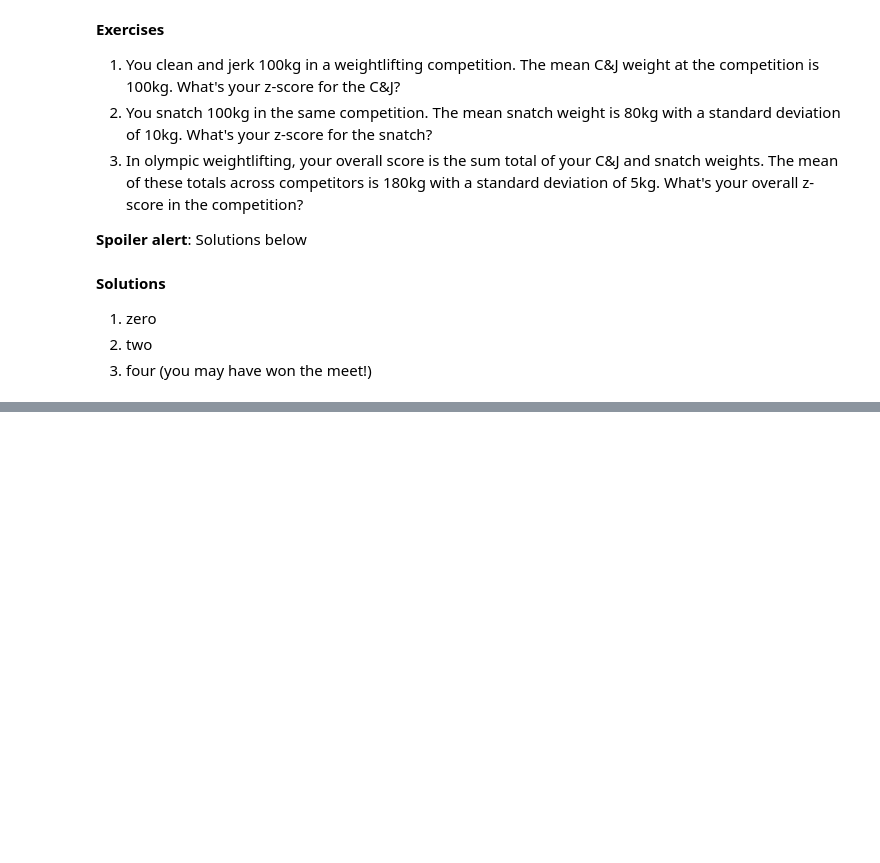
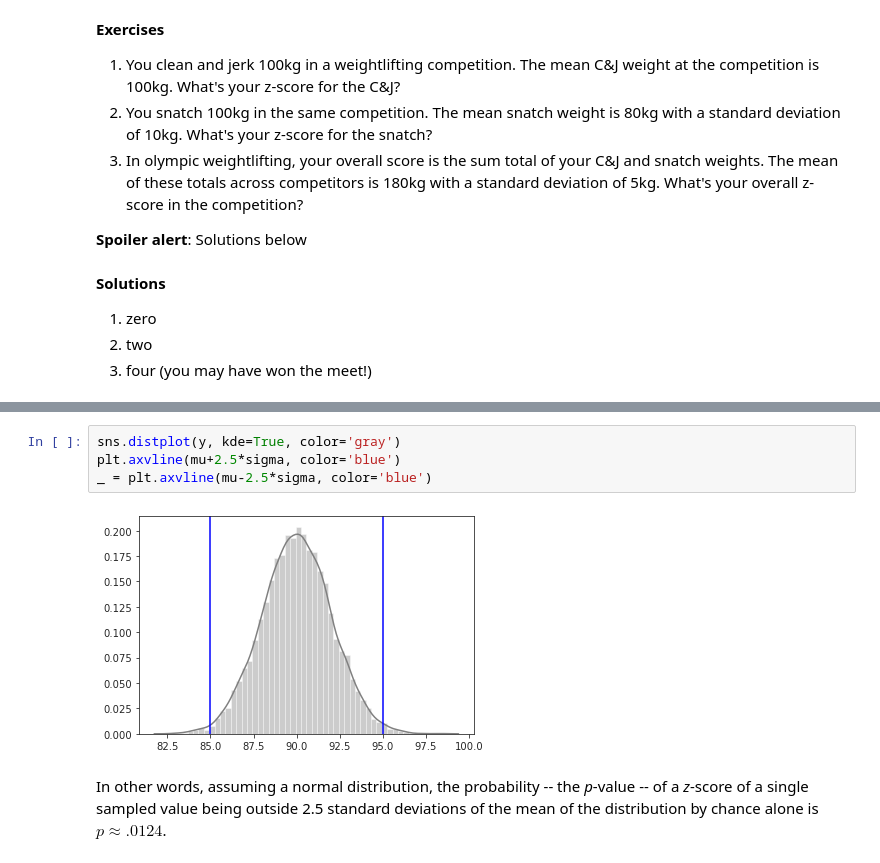
Before and after one commit to jonkrohn/ML-foundations, a Jupyter notebook: notebooks/6-statistics.ipynb, the cells around one changed output, grey strips where cells are left out. Saved outputs shown, nothing was run; the diff lists cells and outputs as text; blank space fills up the shorter version.

Commit message:
add p-values

```diff
--- a/notebooks/6-statistics.ipynb
+++ b/notebooks/6-statistics.ipynb
@@ -402,0 +456,8 @@ It's a good idea to individually investigate outliers in your data as they may r
+# %%
+sns.distplot(y, kde=True, color='gray')
+plt.axvline(mu+2.5*sigma, color='blue')
+_ = plt.axvline(mu-2.5*sigma, color='blue')
+# %% [output]
+[figure, added]
+# %% [markdown]
+In other words, assuming a normal distribution, the probability -- the *p*-value -- of a *z*-score of a single sampled value being outside 2.5 standard deviations of the mean of the distribution by chance alone is $p \approx .0124$.
```
Also changed, not shown: parts of 30 cells of this notebook.
